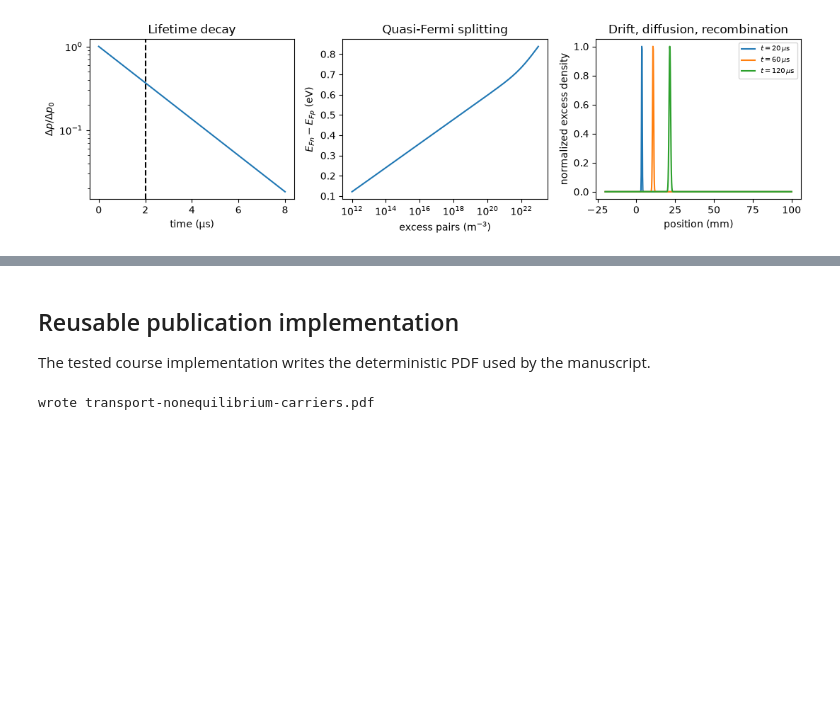
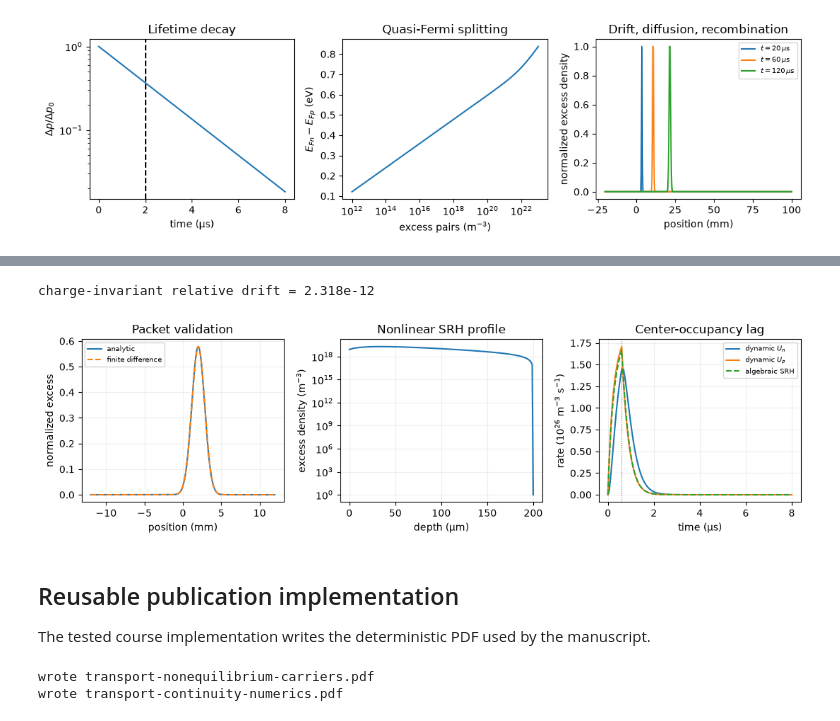
Before and after one commit to eragasa/dlsu_SEMPHY01, a Jupyter notebook: lecture-notes/figures/13_generation-recombination-continuity/fig_13_01.ipynb, the cells around one changed output, grey strips where cells are left out. Saved outputs shown, nothing was run; the diff lists cells and outputs as text; code cells hidden in the pictures; blank space fills up the shorter version.

```diff
--- a/lecture-notes/figures/13_generation-recombination-continuity/fig_13_01.ipynb
+++ b/lecture-notes/figures/13_generation-recombination-continuity/fig_13_01.ipynb
@@ -57,3 +157,67 @@ largest quasi-Fermi splitting = 0.8377 eV
+# %%
+# Dynamic center occupancy during and after a short generation pulse.
+t_kinetic = np.linspace(0.0, 8.0e-6, 401)
+n0_k, p0_k = 1.0e21, 1.0e11
+Nt_k = 2.0e20
+alpha_n, alpha_p = 5.0e-15, 2.0e-14
+nB_k = pB_k = 1.0e16
+G_pulse, pulse_end = 2.0e26, 0.6e-6
+F0_k = (alpha_n*n0_k + alpha_p*pB_k) / (
+    alpha_n*(n0_k+nB_k) + alpha_p*(p0_k+pB_k)
+)
+
+def center_rates(n, p, F):
+    U_n = Nt_k*alpha_n*(n*(1-F)-nB_k*F)
+    U_p = Nt_k*alpha_p*(p*F-pB_k*(1-F))
+    return U_n, U_p
+
+def center_rhs(time, state):
+    n, p, F = state
+    U_n, U_p = center_rates(n, p, F)
+    generation = G_pulse if time < pulse_end else 0.0
+    return generation-U_n, generation-U_p, (U_n-U_p)/Nt_k
+
+kinetic = solve_ivp(
+    center_rhs, (t_kinetic[0], t_kinetic[-1]), (n0_k, p0_k, F0_k),
+    method="BDF", t_eval=t_kinetic, rtol=2e-8,
+    atol=(1e4, 1e4, 1e-10), max_step=np.diff(t_kinetic).min(),
+)
+assert kinetic.success
+n_k, p_k, F_k = kinetic.y
+U_n_k, U_p_k = center_rates(n_k, p_k, F_k)
+tau_n_k, tau_p_k = 1/(Nt_k*alpha_n), 1/(Nt_k*alpha_p)
+U_qs_k = (n_k*p_k-nB_k*pB_k) / (
+    tau_p_k*(n_k+nB_k) + tau_n_k*(p_k+pB_k)
+)
+charge_invariant = p_k-n_k-Nt_k*F_k
+invariant_drift = np.ptp(charge_invariant)/abs(charge_invariant[0])
+assert invariant_drift < 1e-9
+assert np.all((F_k >= 0) & (F_k <= 1))
+print(f"charge-invariant relative drift = {invariant_drift:.3e}")
+# %% [output]
+charge-invariant relative drift = 2.318e-12
+# %%
+fig, axes = plt.subplots(1, 3, figsize=(11.0, 3.25))
+axes[0].plot(x_fd*1e3, packet_exact, label="analytic")
+axes[0].plot(x_fd*1e3, packet_fd[-1], "--", label="finite difference")
+axes[0].set(xlabel="position (mm)", ylabel="normalized excess", title="Packet validation")
+axes[0].legend(fontsize=7)
+
+axes[1].semilogy(x_bvp*1e6, np.maximum(excess_bvp, 1.0))
+axes[1].set(xlabel="depth (µm)", ylabel=r"excess density (m$^{-3}$)", title="Nonlinear SRH profile")
+
+rate_scale = 1e26
+axes[2].plot(t_kinetic*1e6, U_n_k/rate_scale, label=r"dynamic $U_n$")
+axes[2].plot(t_kinetic*1e6, U_p_k/rate_scale, label=r"dynamic $U_p$")
+axes[2].plot(t_kinetic*1e6, U_qs_k/rate_scale, "--", label="algebraic SRH")
+axes[2].axvline(pulse_end*1e6, color="0.4", ls=":", lw=0.8)
+axes[2].set(xlabel="time (µs)", ylabel=r"rate ($10^{26}$ m$^{-3}$ s$^{-1}$)", title="Center-occupancy lag")
+axes[2].legend(fontsize=7)
+for axis in axes: axis.grid(alpha=0.2)
+fig.tight_layout()
+plt.show()
+# %% [output]
+[figure, added]
 # %% [markdown]
 ## Reusable publication implementation
 
@@ -68,9 +232,15 @@ ROOT = next(
 )
 sys.path.insert(0, str(ROOT / "figures" / "src"))
 
-from semphy.transport_extensions import nonequilibrium_carriers_figure
+from semphy.transport_extensions import (
+    continuity_numerics_figure,
+    nonequilibrium_carriers_figure,
+)
 
 nonequilibrium_carriers_figure()
+continuity_numerics_figure()
 print("wrote transport-nonequilibrium-carriers.pdf")
+print("wrote transport-continuity-numerics.pdf")
 # %% [output]
 wrote transport-nonequilibrium-carriers.pdf
+wrote transport-continuity-numerics.pdf
```
Also changed, not shown: parts of 4 cells of this notebook, 12 other files.
